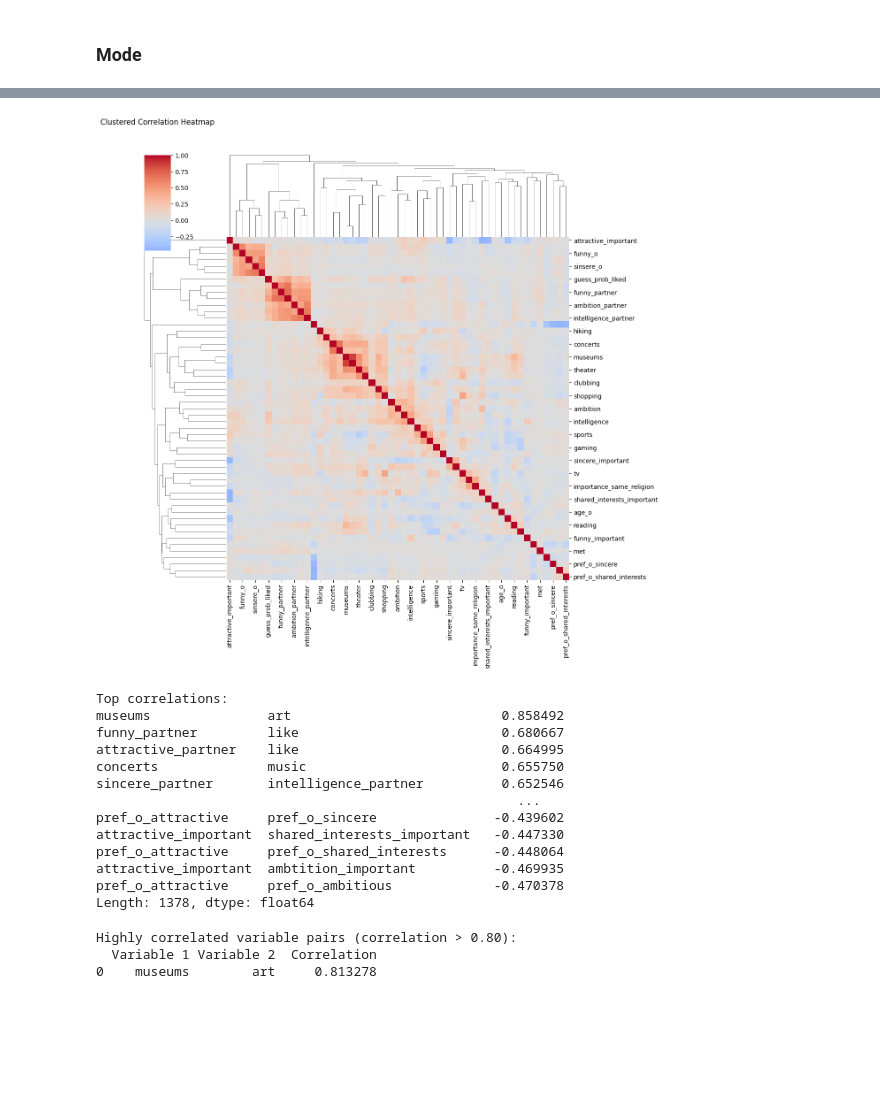
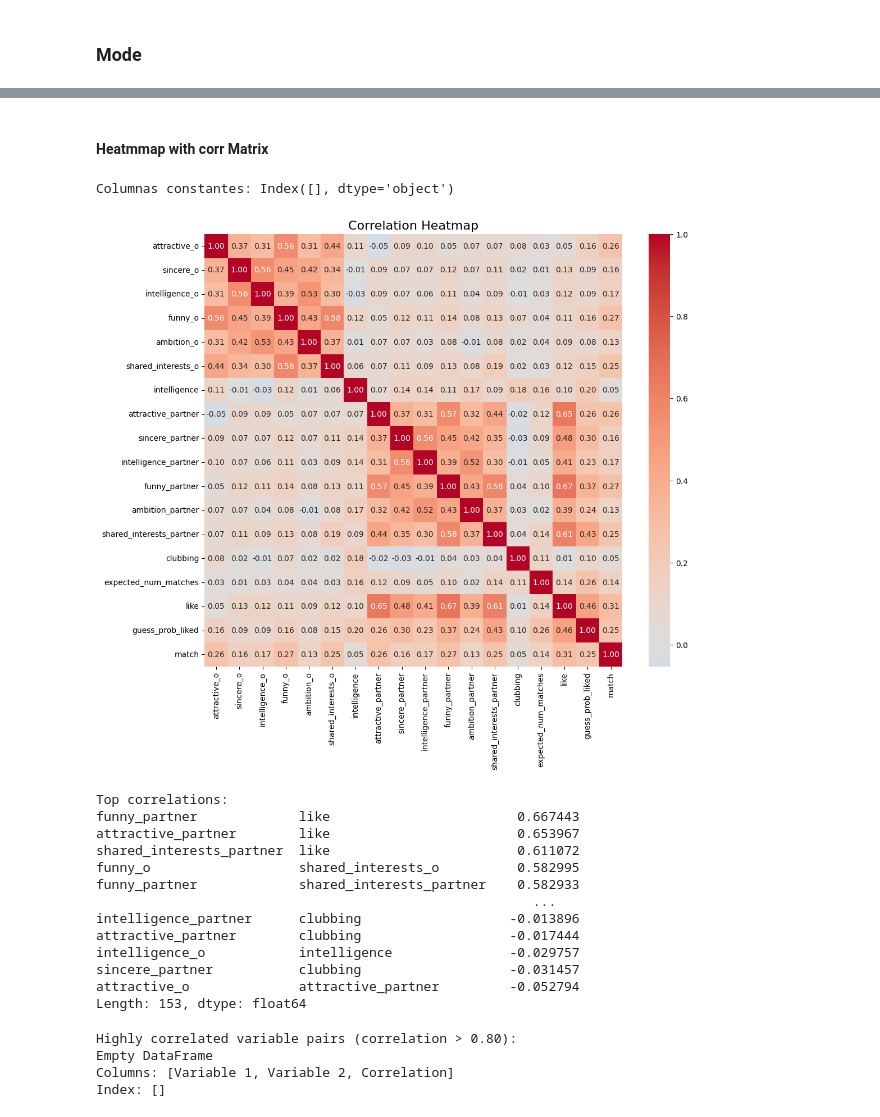
Before and after one commit to LucasEspitia/speedDating, a Jupyter notebook: Lucas.ipynb, the cells around one changed output, grey strips where cells are left out. Saved outputs shown, nothing was run; the diff lists cells and outputs as text; code cells hidden in the pictures; blank space fills up the shorter version.

```diff
--- a/Lucas.ipynb
+++ b/Lucas.ipynb
@@ -194,3 +363,5 @@ Length: 61, dtype: int64
+# %%
+data = data.drop(columns=['expected_num_interested_in_me'])
 # %% [markdown]
 **Missing values**
 
@@ -265,7 +409,7 @@ To do the imputation, we have decided to use knn with 5 neighbours, in order to
 # %%
 outlier_info = {}
 
-numeric_cols = data.select_dtypes(include=['number']).columns
+numeric_cols = data.select_dtypes(include=['number']).columns.drop('match', 'expected_num_interested_in_me')
 df_numeric = data[numeric_cols].copy()
 
 for col in numeric_cols:
@@ -362,5 +488,0 @@ data.head(10)
-# %%
-data['field'] = data['field'].str.replace("'", "", regex=False).str.title()
-
-## Veryfing Field
-print(data['field'].unique()[:20])
@@ -410,4 +526,6 @@ data[numeric_cols].mode()
 # %%
 ## Data By Type
-categorical_cols = [col for col in data.columns if data[col].dtype == 'object' and col != 'field']
-numerical_cols =  [col for col in data.columns if data[col].dtype == 'float64']
+categorical_cols = [col for col in data.columns if data[col].dtype == 'category' and col != 'field']
+numerical_cols =  [col for col in data.columns if data[col].dtype == 'float64' or  data[col].dtype == 'int64']
+
+print(numerical_cols)
@@ -495,35 +620,43 @@ for r in range(n_rows):
+# %% [markdown]
+#### Heatmmap with corr Matrix
 # %%
+df_numeric = data[numerical_cols]
+
 corr_matrix = df_numeric.corr()
 
-sns.clustermap(corr_matrix, cmap='coolwarm', center=0, figsize=(12, 12))
-plt.title('Clustered Correlation Heatmap', pad=50)
+const_cols = df_numeric.columns[df_numeric.std() == 0]
+print("Constant columns:", const_cols)
+
+plt.figure(figsize=(12,10))
+sns.heatmap(corr_matrix, annot=True, fmt=".2f", cmap="coolwarm", center=0)
+plt.title("Correlation Heatmap", fontsize=16)
 plt.show()
 
+# Pares de correlación más altos
 corr_pairs = (
     corr_matrix.where(np.triu(np.ones(corr_matrix.shape), k=1).astype(bool))
     .stack()
     .sort_values(ascending=False)
 )
 print("Top correlations:")
 print(corr_pairs)
 # %% [output]
+Columnas constantes: Index([], dtype='object')
-[figure, old version]
+[figure, new version]
-Top correlations:
-museums               art                           0.858492
-funny_partner         like                          0.680667
-attractive_partner    like                          0.664995
-concerts              music                         0.655750
-sincere_partner       intelligence_partner          0.652546
-                                                      ...
-pref_o_attractive     pref_o_sincere               -0.439602
-attractive_important  shared_interests_important   -0.447330
-pref_o_attractive     pref_o_shared_interests      -0.448064
-attractive_important  ambtition_important          -0.469935
-pref_o_attractive     pref_o_ambitious             -0.470378
-Length: 1378, dtype: float64
+Top correlations:
+funny_partner             like                        0.667443
+attractive_partner        like                        0.653967
+shared_interests_partner  like                        0.611072
+funny_o                   shared_interests_o          0.582995
+funny_partner             shared_interests_partner    0.582933
+                                                        ...
+intelligence_partner      clubbing                   -0.013896
+attractive_partner        clubbing                   -0.017444
+intelligence_o            intelligence               -0.029757
+sincere_partner           clubbing                   -0.031457
+attractive_o              attractive_partner         -0.052794
+Length: 153, dtype: float64
 # %%
-df_numeric = data[numeric_cols]
-
 corr_matrix = df_numeric.corr().abs()
 threshold = 0.8
 
@@ -544,5 +677,6 @@ print("Highly correlated variable pairs (correlation > 0.80):")
 print(high_corr_df)
 # %% [output]
 Highly correlated variable pairs (correlation > 0.80):
-  Variable 1 Variable 2  Correlation
-0    museums        art     0.813278
+Empty DataFrame
+Columns: [Variable 1, Variable 2, Correlation]
+Index: []
```
Also changed, not shown: parts of 82 cells of this notebook.
